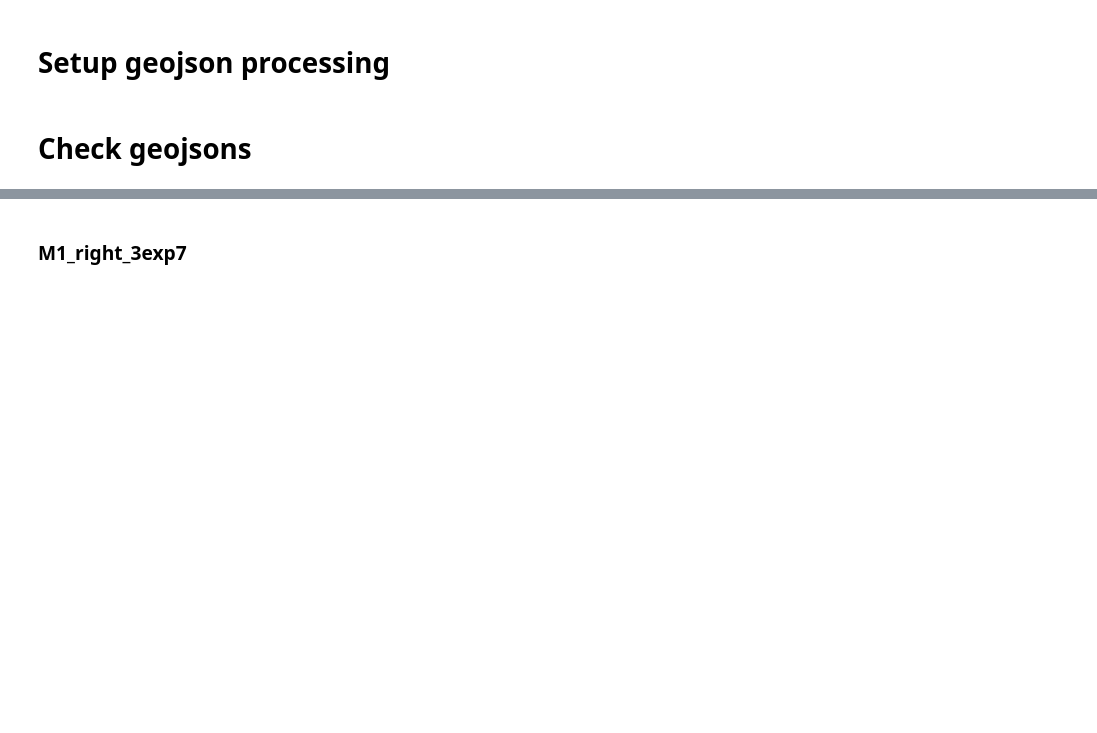
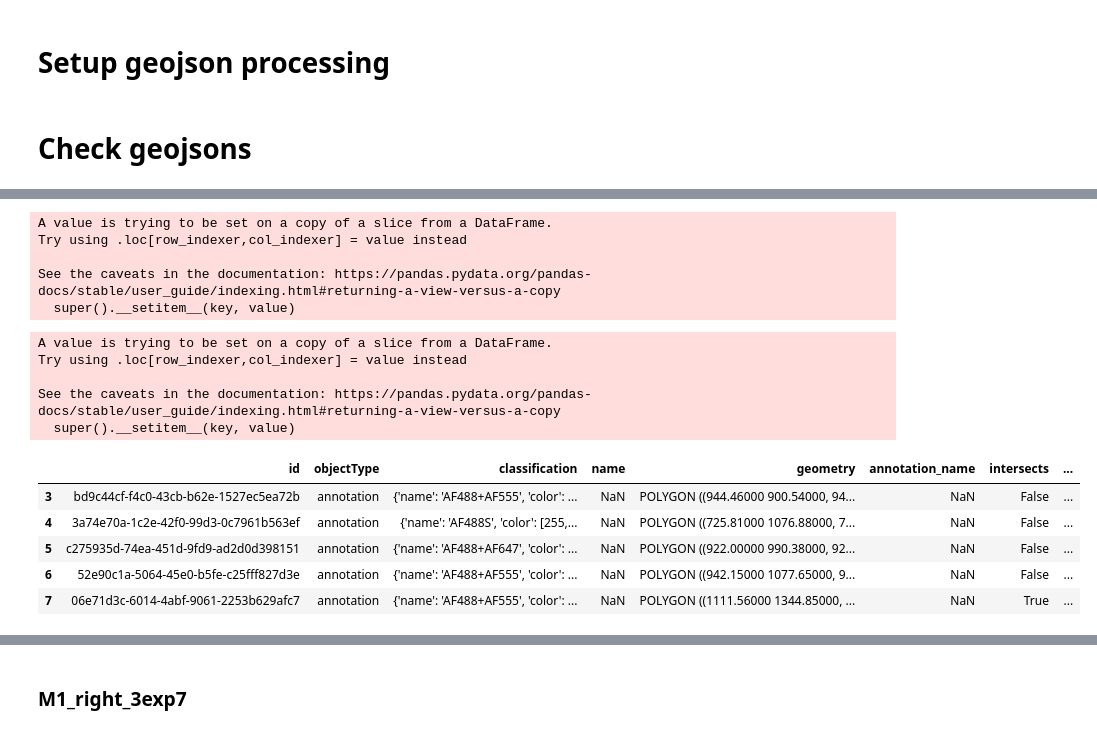
Before and after one commit to CosciaLab/Qupath_to_LMD, a Jupyter notebook: QuPath_to_LMD_debugging.ipynb, the cells around one changed output, grey strips where cells are left out. Drawn from its saved outputs; the diff is of its cells as text; code cells hidden in the pictures; blank space fills up the shorter version.

```diff
--- a/QuPath_to_LMD_debugging.ipynb
+++ b/QuPath_to_LMD_debugging.ipynb
@@ -259,0 +299,27 @@ for path in Path("/Users/jnimoca/Desktop/qupath").rglob("*.geojson"):
+# %%
+#get classification name from inside geometry properties
+df['classification_name'] = df['classification'].apply(lambda x: x.get('name'))
+# %% [output]
+A value is trying to be set on a copy of a slice from a DataFrame.
+Try using .loc[row_indexer,col_indexer] = value instead
+
+See the caveats in the documentation: https://pandas.pydata.org/pandas-docs/stable/user_guide/indexing.html#returning-a-view-versus-a-copy
+  super().__setitem__(key, value)
+# %%
+#get classification name from inside geometry properties
+df['classification_name'] = df['classification'].apply(lambda x: x.get('name') if isinstance(x, dict) else logger.warning(f"Classification is not a dictionary: {x}"))
+# %% [output]
+A value is trying to be set on a copy of a slice from a DataFrame.
+Try using .loc[row_indexer,col_indexer] = value instead
+
+See the caveats in the documentation: https://pandas.pydata.org/pandas-docs/stable/user_guide/indexing.html#returning-a-view-versus-a-copy
+  super().__setitem__(key, value)
+# %%
+df.head()
+# %% [output]
+|  | id | objectType | classification | name | geometry | annotation_name | intersects | ... |
+| 3 | bd9c44cf-f4c0-43cb-b62e-1527ec5ea72b | annotation | {'name': 'AF488+AF555', 'color': ... | NaN | POLYGON ((944.46000 900.54000, 94... | NaN | False | ... |
+| 4 | 3a74e70a-1c2e-42f0-99d3-0c7961b563ef | annotation | {'name': 'AF488S', 'color': [255,... | NaN | POLYGON ((725.81000 1076.88000, 7... | NaN | False | ... |
+| 5 | c275935d-74ea-451d-9fd9-ad2d0d398151 | annotation | {'name': 'AF488+AF647', 'color': ... | NaN | POLYGON ((922.00000 990.38000, 92... | NaN | False | ... |
+| 6 | 52e90c1a-5064-45e0-b5fe-c25fff827d3e | annotation | {'name': 'AF488+AF555', 'color': ... | NaN | POLYGON ((942.15000 1077.65000, 9... | NaN | False | ... |
+| 7 | 06e71d3c-6014-4abf-9061-2253b629afc7 | annotation | {'name': 'AF488+AF555', 'color': ... | NaN | POLYGON ((1111.56000 1344.85000, ... | NaN | True | ... |
```
Also changed, not shown: parts of 33 cells of this notebook, 1 other file.
